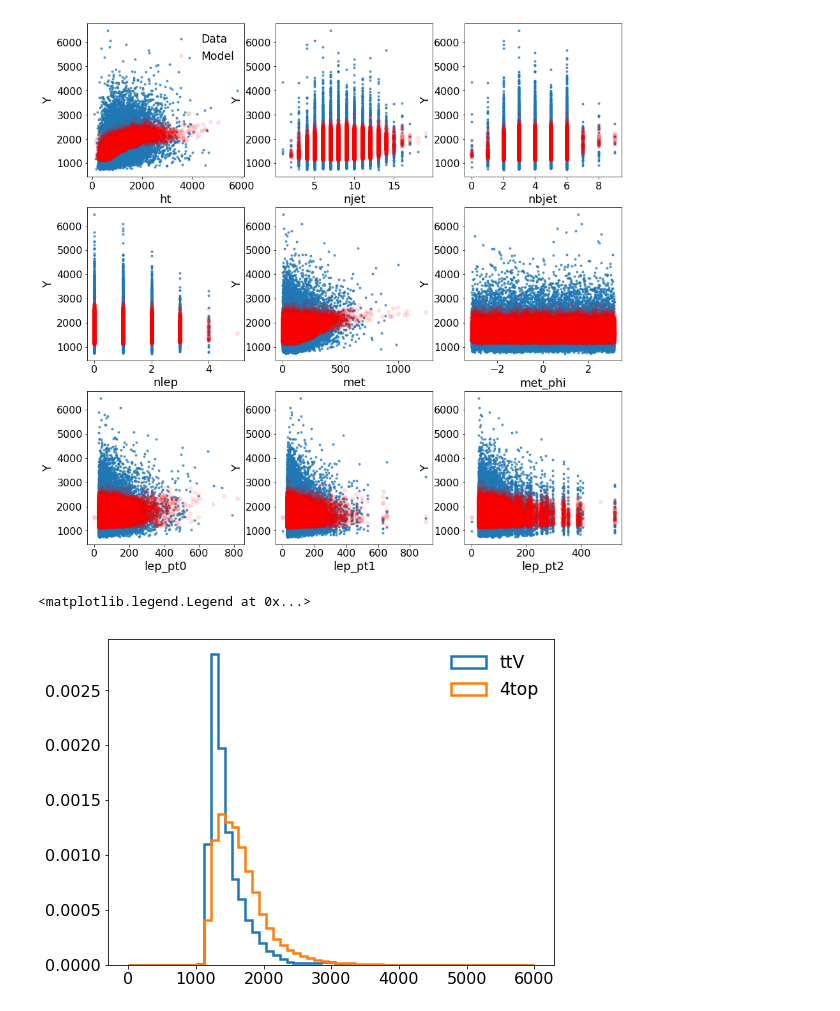
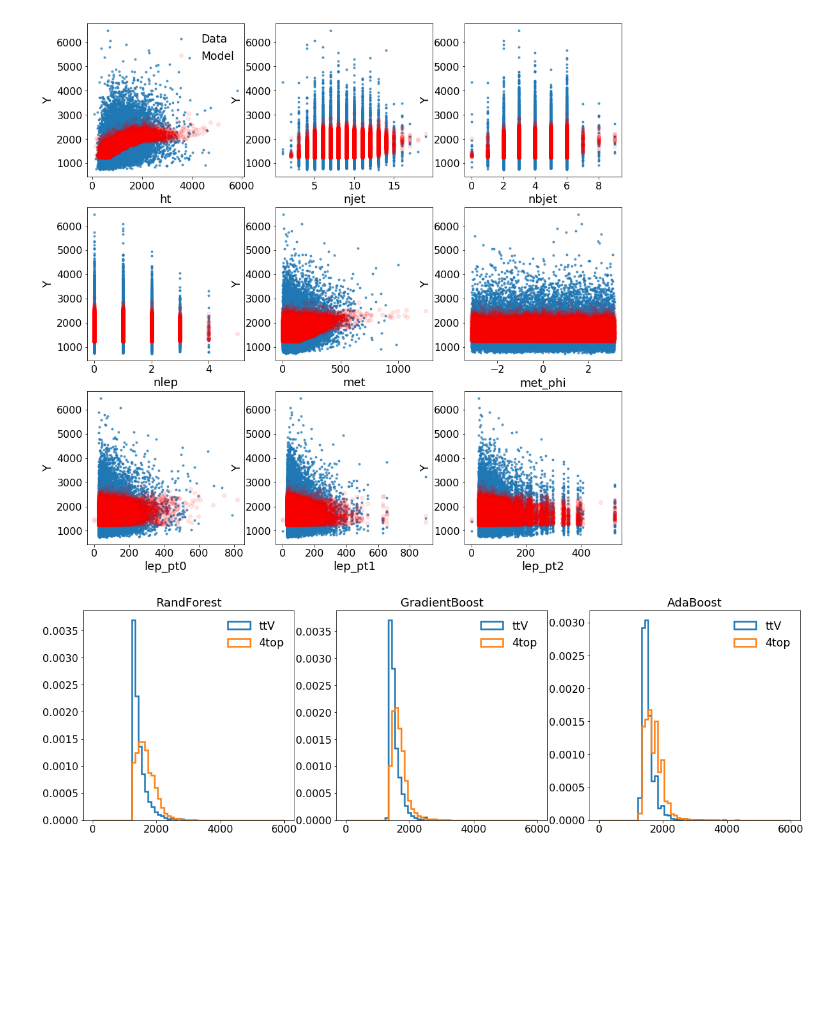
Before and after one commit to rmadar/ML-HEP, a Jupyter notebook: 4topML.ipynb, the cells around one changed output. Cells and saved outputs as stored; diff of their text form; code cells hidden in the pictures; blank space fills up the shorter version.

Commit message:
Implementing ROC curve comparison and different naive training

```diff
--- a/4topML.ipynb
+++ b/4topML.ipynb
@@ -206,11 +83,11 @@ dataY = df['m4top']
 # Preparing cross validation samples
 trainX, testX, trainY, testY = train_test_split(dataX, dataY, random_state=42, train_size=0.5)
 # %%
-rf_regre = RandomForestRegressor(n_estimators=500,n_jobs=-1,max_depth=15).fit(trainX, trainY)
+rf_regre = RandomForestRegressor(n_estimators=100,n_jobs=-1,max_depth=10).fit(trainX, trainY)
 # %%
 from sklearn.ensemble    import AdaBoostRegressor
 from sklearn.tree        import DecisionTreeRegressor
-ab_regre = AdaBoostRegressor(n_estimators=1000, base_estimator=DecisionTreeRegressor(max_depth=10)).fit(trainX, trainY)
+ab_regre = AdaBoostRegressor(n_estimators=10, base_estimator=DecisionTreeRegressor(max_depth=10)).fit(trainX, trainY)
 # %%
 from sklearn.ensemble import GradientBoostingRegressor
-gb_regre = GradientBoostingRegressor(n_estimators=500, learning_rate=0.1, max_depth=10).fit(trainX,trainY)
+gb_regre = GradientBoostingRegressor(n_estimators=10, learning_rate=0.1, max_depth=10).fit(trainX,trainY)
@@ -230,12 +115,18 @@ plot_prediction_ndim(rf_regre,testX,testY,trainX,trainY)
 # %% [output]
 [figure]
 # %%
+plt.figure(figsize=(20,6))
+regressors=[[rf_regre,'RandForest'],[gb_regre,'GradientBoost'],[ab_regre,'AdaBoost']]
 dataX_ttV = df_ttV.drop('m4top',axis=1)
-plt.figure(figsize=(8,6))
-plt.hist(rf_regre.predict(dataX_ttV), density=True, bins=np.linspace(0,6000,60), histtype='step', linewidth=2.5, label='ttV')
-plt.hist(rf_regre.predict(trainX)   , density=True, bins=np.linspace(0,6000,60), histtype='step', linewidth=2.5, label='4top')
-plt.legend()
+
+i=0
+for regre,name in regressors:
+    i=i+1
+    plt.subplot(1,3,i)
+    plt.hist(regre.predict(dataX_ttV), density=True, bins=np.linspace(0,6000,60), histtype='step', linewidth=2.5, label='ttV')
+    plt.hist(regre.predict(trainX)   , density=True, bins=np.linspace(0,6000,60), histtype='step', linewidth=2.5, label='4top')
+    plt.title(name)
+    plt.legend()
 # %% [output]
-<matplotlib.legend.Legend at 0x...>
-[figure, old version]
+[figure, new version]
 # %%
```
Also changed, not shown: parts of 7 cells of this notebook, 3 other files.
